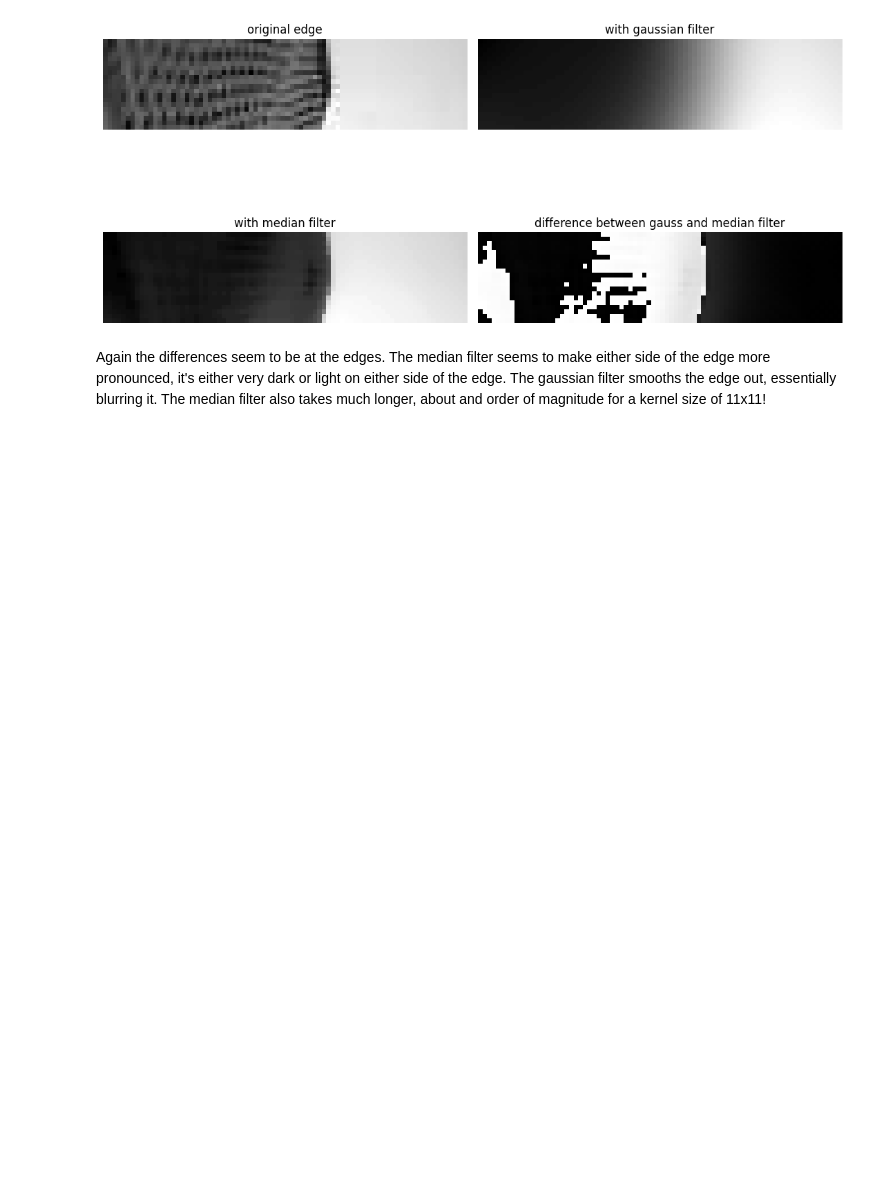
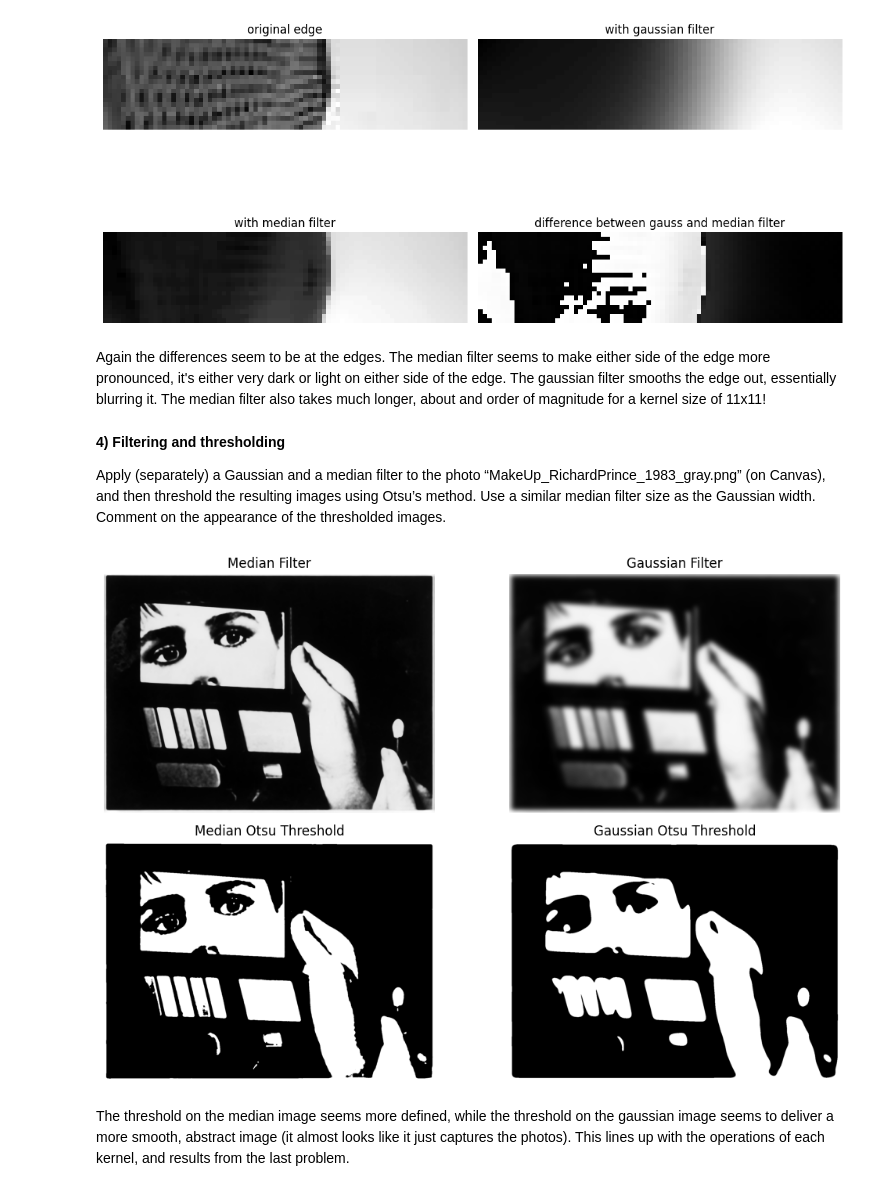
Before and after one commit to apdill/ImageAnalysis, a Jupyter notebook: HW3/HW3_AD.ipynb, the cells around one changed output. Cells and saved outputs as stored; diff of their text form; code cells hidden in the pictures; blank space fills up the shorter version.

Commit message:
finished problem 4

```diff
--- a/HW3/HW3_AD.ipynb
+++ b/HW3/HW3_AD.ipynb
@@ -197,3 +224,45 @@ plt.tight_layout()
 [figure]
 # %% [markdown]
 Again the differences seem to be at the edges. The median filter seems to make either side of the edge more pronounced, it's either very dark or light on either side of the edge. The gaussian filter smooths the edge out, essentially blurring it. The median filter also takes much longer, about and order of magnitude for a kernel size of 11x11!
+# %% [markdown]
+**4)  Filtering  and  thresholding**
+
+Apply  (separately)  a  Gaussian  and  a  median  filter  to  the
+photo  “MakeUp_RichardPrince_1983_gray.png”  (on  Canvas),  and  then  threshold  the  resulting
+images  using Otsu’s method.  Use  a  similar  median  filter  size  as  the  Gaussian  width.  Comment  on
+the appearance of the thresholded images.
+# %%
+makeup_image = io.imread('/home/apd/Projects/ImageAnalysis/HW3/MakeUp_RichardPrince_1983_gray.png')
+
+makeup_median = median(makeup_image, np.ones((11,11)))
+makeup_gauss = gaussian(makeup_image, sigma = 11)
+
+mm_thresh = thresh_otsu(makeup_median)
+mg_thresh = thresh_otsu(makeup_gauss)
+
+plt.figure(figsize=(11,7))
+
+plt.subplot(2,2,1)
+plt.imshow(makeup_median, cmap = 'gray')
+plt.title('Median Filter')
+plt.axis('off')
+
+plt.subplot(2,2,2)
+plt.imshow(makeup_gauss, cmap = 'gray')
+plt.title('Gaussian Filter')
+plt.axis('off')
+
+plt.subplot(2,2,3)
+plt.imshow(mm_thresh, cmap = 'gray')
+plt.title('Median Otsu Threshold')
+plt.axis('off')
+
+plt.subplot(2,2,4)
+plt.imshow(mg_thresh, cmap = 'gray')
+plt.title('Gaussian Otsu Threshold')
+plt.axis('off')
+plt.tight_layout()
+# %% [output]
+[figure, added]
+# %% [markdown]
+The threshold on the median image seems more defined, while the threshold on the gaussian image seems to deliver a more smooth, abstract image (it almost looks like it just captures the photos). This lines up with the operations of each kernel, and results from the last problem.
```
Also changed, not shown: parts of 3 cells of this notebook, 1 other file.
